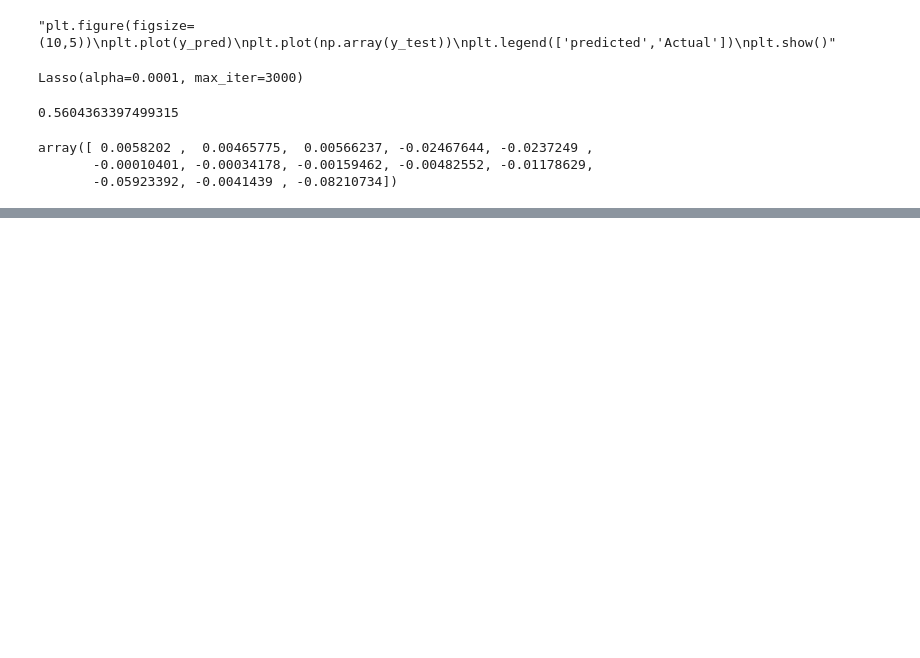
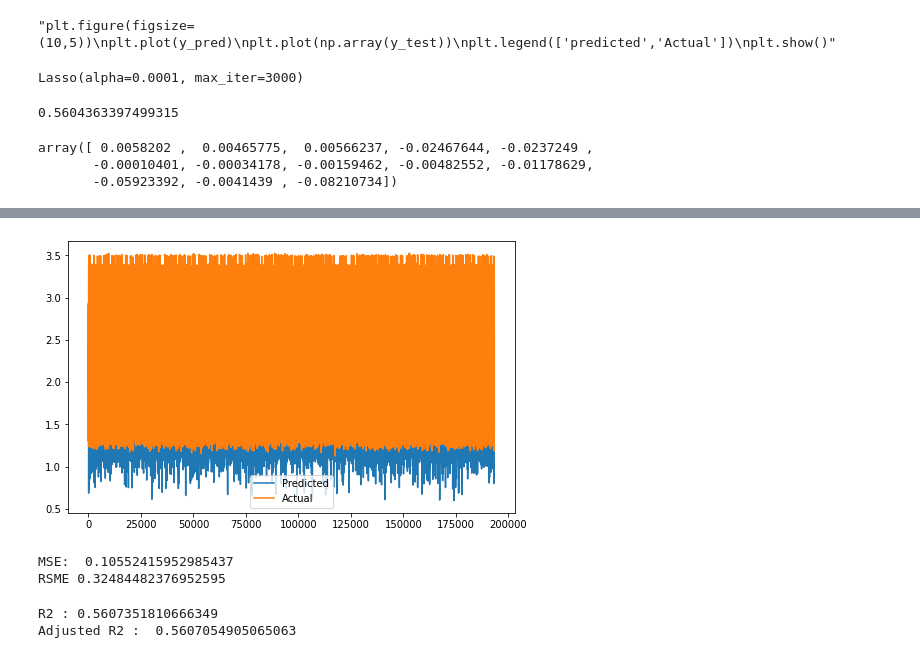
Before and after one commit to SAIKUMAR-AI/SGEMM-GPU-, a Jupyter notebook: SGEMM_GPU_Kernel_Performance.ipynb, the cells around one changed output, grey strips where cells are left out. Saved outputs shown, nothing was run; the diff lists cells and outputs as text; code cells hidden in the pictures; blank space fills up the shorter version.

```diff
--- a/SGEMM_GPU_Kernel_Performance.ipynb
+++ b/SGEMM_GPU_Kernel_Performance.ipynb
@@ -453,0 +540,4 @@ array([ 0.0058202 ,  0.00465775,  0.00566237, -0.02467644, -0.0237249 ,
+# %%
+### Cross validation
+from sklearn.linear_model import ElasticNet
+elasticnet = ElasticNet(alpha=0.1, l1_ratio=0.5)
@@ -453,0 +588,26 @@ array([ 0.0058202 ,  0.00465775,  0.00566237, -0.02467644, -0.0237249 ,
+# %%
+y_pred_elastic = elastic_regressor.predict(x_test)
+# %%
+plt.figure(figsize=(8,5))
+plt.plot(y_pred_elastic)
+plt.plot(np.array(y_test))
+plt.legend(["Predicted","Actual"])
+plt.show()
+# %% [output]
+[figure, added]
+# %%
+MSE = mean_squared_error(y_test, y_pred_elastic)
+RSME = np.sqrt(MSE)
+print("MSE: ",MSE)
+print("RSME", RSME)
+# %% [output]
+MSE:  0.10552415952985437
+RSME 0.32484482376952595
+# %%
+
+r2 = r2_score(y_test, y_pred_elastic)
+print("R2 :" ,r2)
+print("Adjusted R2 : ",1-(1-r2_score(y_test, y_pred))*(x_test.shape[0]-1)/(x_test.shape[0]-x_test.shape[1]-1))
+# %% [output]
+R2 : 0.5607351810666349
+Adjusted R2 :  0.5607054905065063
```
Also changed, not shown: parts of 24 cells of this notebook.
